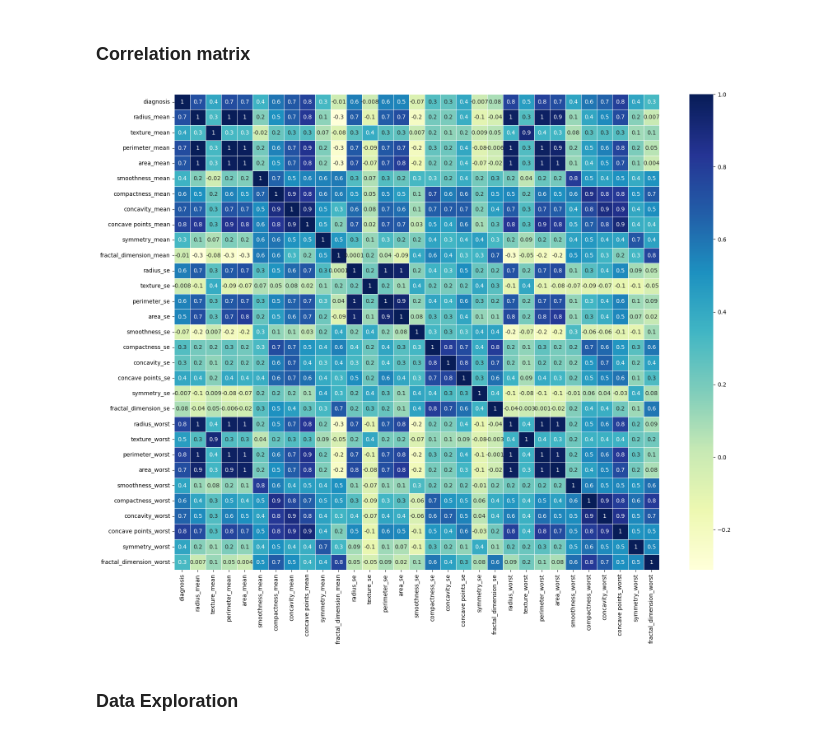
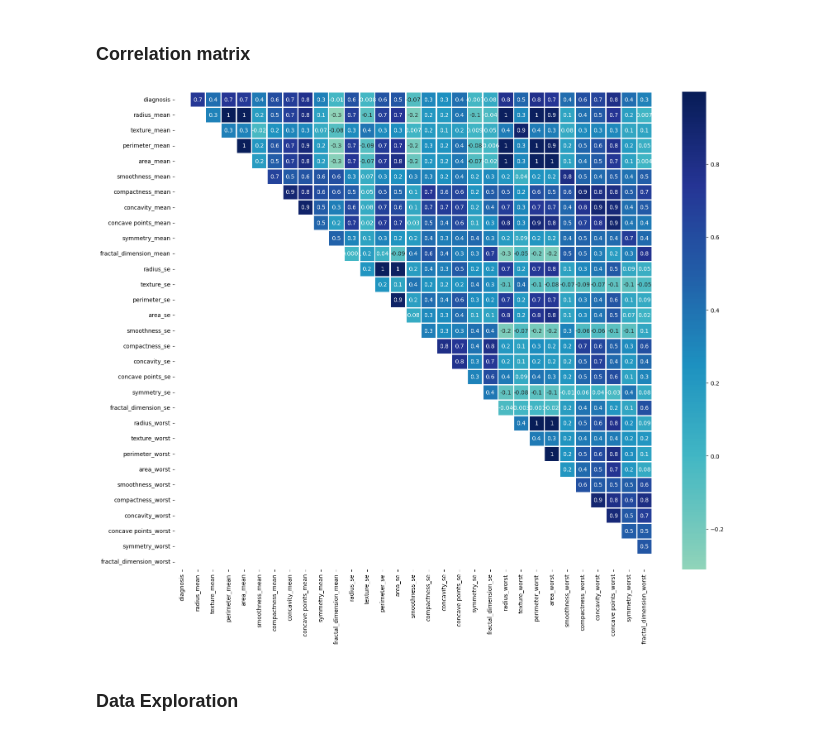
Before and after one commit to NguyenN95/Breast-Cancer-Classification, a Jupyter notebook: solution.ipynb, the cells around one changed output. Cells and saved outputs as stored; diff of their text form; code cells hidden in the pictures.

```diff
--- a/solution.ipynb
+++ b/solution.ipynb
@@ -129,9 +129,23 @@ False
 ### Correlation matrix
 # %%
 plt.figure(figsize=(19, 15))
-ax = sns.heatmap(df.corr(), annot=True, linewidths=0.5, fmt=".1g", cmap="YlGnBu");
+
+corr = df.corr()
+
+mask = np.tril(np.ones_like(corr, dtype=bool))
+
+ax = sns.heatmap(
+    df.corr(),
+    mask=mask,
+    center=0,
+    annot=True,
+    square=True,
+    linewidths=1,
+    fmt=".1g",
+    cmap="YlGnBu",
+)
 # %% [output]
-[figure, old version]
+[figure, new version]
 # %% [markdown]
 ### Data Exploration
 # %%
```
Also changed, not shown: parts of 64 cells of this notebook, 1 other file.
